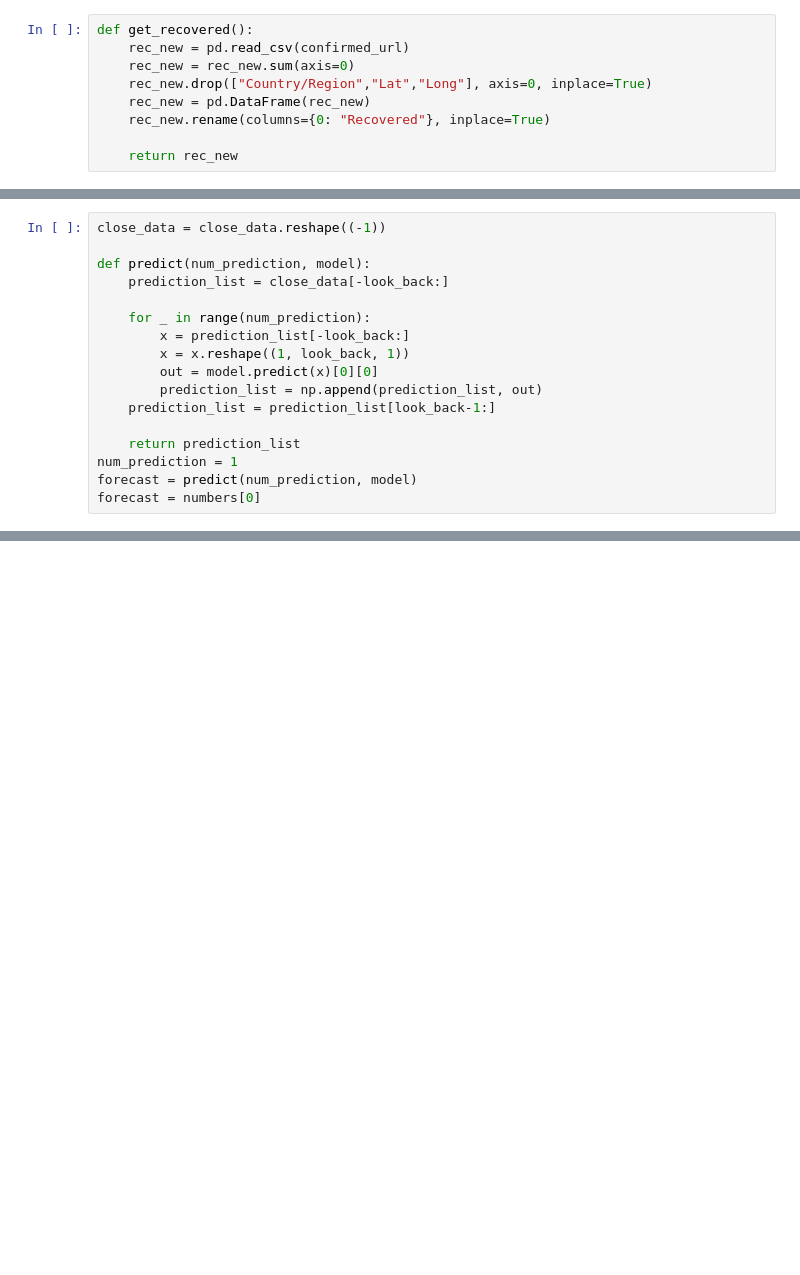
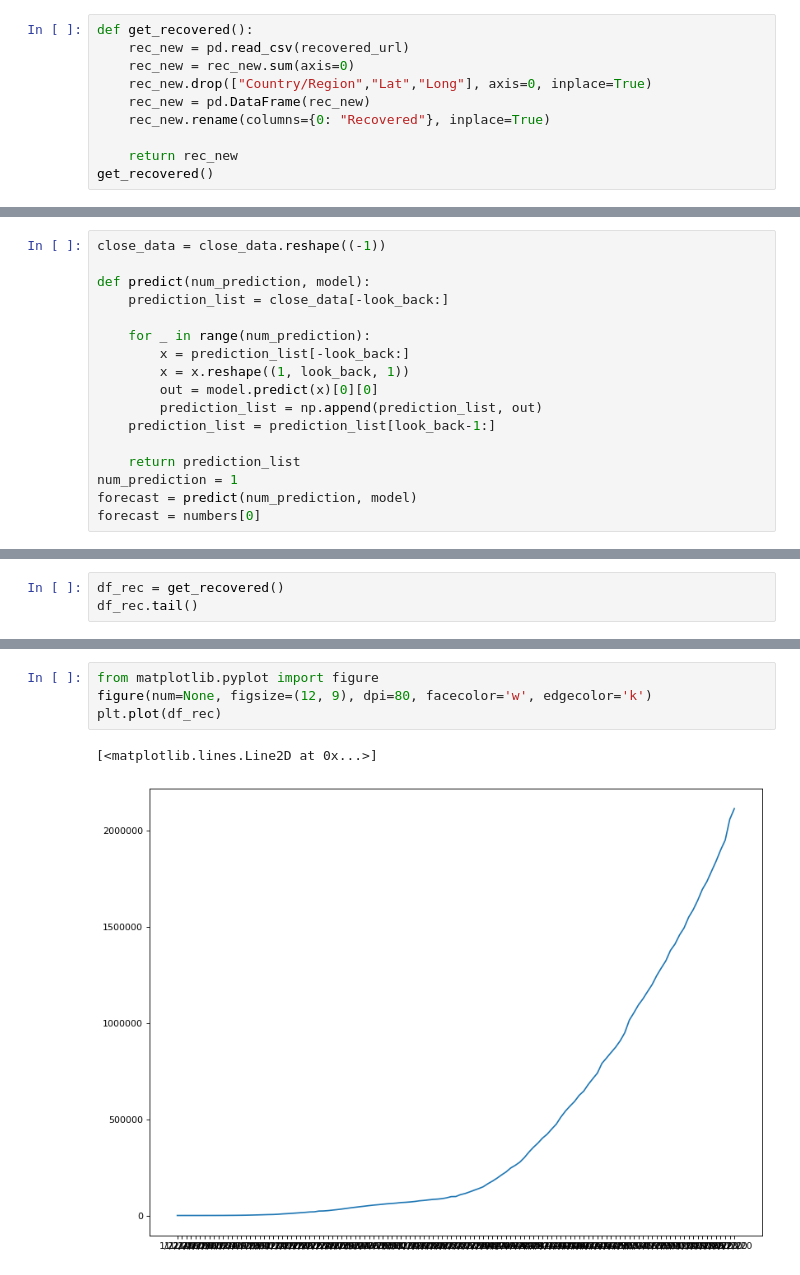
Before and after one commit to asrjy/covid-lstm, a Jupyter notebook: lstm.ipynb, the cells around one changed output, grey strips where cells are left out. Saved outputs shown, nothing was run; the diff lists cells and outputs as text; blank space fills up the shorter version.

```diff
--- a/lstm.ipynb
+++ b/lstm.ipynb
@@ -59,10 +89,11 @@ def get_deaths():
 ### Function to get the number of recoveries as a Dataframe
 # %%
 def get_recovered():
-    rec_new = pd.read_csv(confirmed_url)
+    rec_new = pd.read_csv(recovered_url)
     rec_new = rec_new.sum(axis=0)
     rec_new.drop(["Country/Region","Lat","Long"], axis=0, inplace=True)
     rec_new = pd.DataFrame(rec_new)
     rec_new.rename(columns={0: "Recovered"}, inplace=True)
 
     return rec_new
+get_recovered()
@@ -225,0 +264,3 @@ ValueError: Unrecognized marker style 5089978
+# %%
+df_rec = get_recovered()
+df_rec.tail()
@@ -225,0 +327,7 @@ ValueError: Unrecognized marker style 5089978
+# %%
+from matplotlib.pyplot import figure
+figure(num=None, figsize=(12, 9), dpi=80, facecolor='w', edgecolor='k')
+plt.plot(df_rec)
+# %% [output]
+[<matplotlib.lines.Line2D at 0x...>]
+[figure, added]
```
Also changed, not shown: parts of 41 cells of this notebook.
